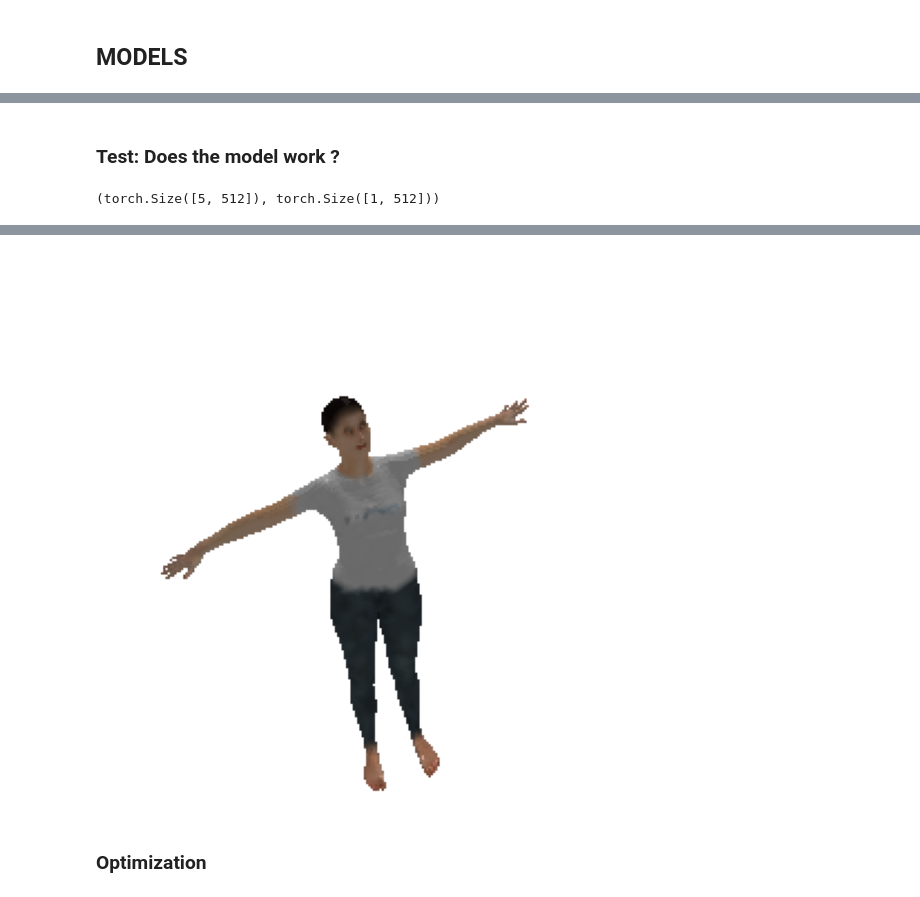
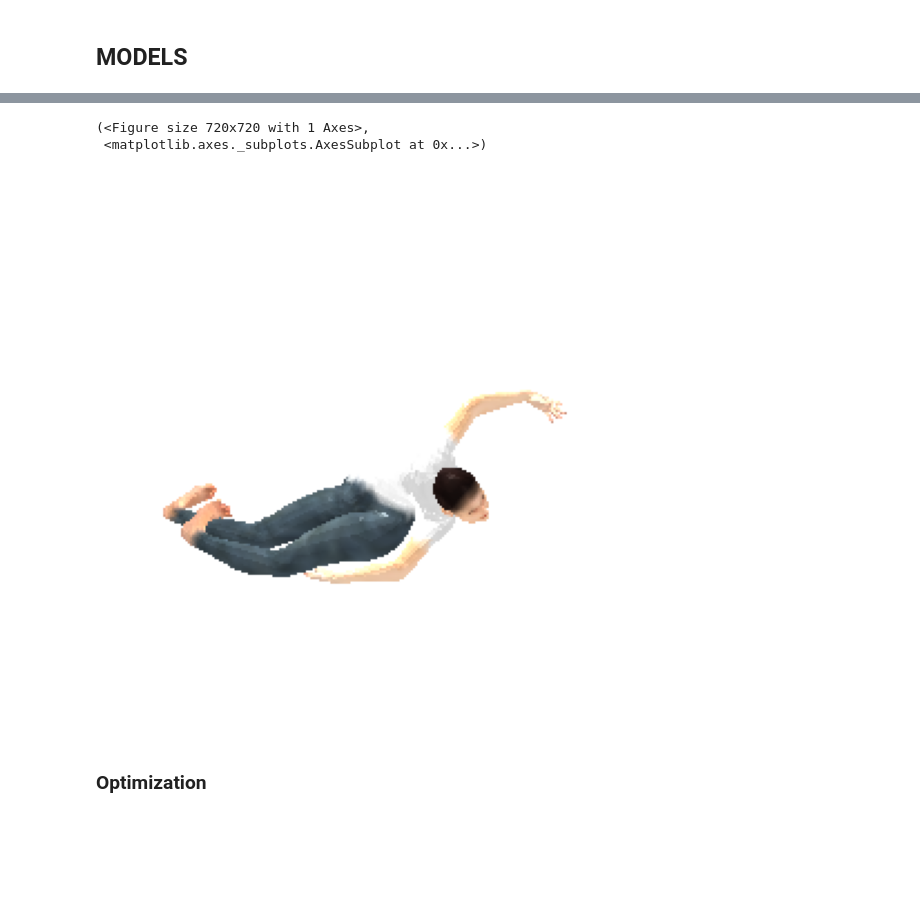
Before and after one commit to B4Farouk/smpl-dr-clip, a Jupyter notebook: sanity_check.ipynb, the cells around one changed output, grey strips where cells are left out. Cells and saved outputs as stored; diff of their text form; code cells hidden in the pictures; blank space fills up the shorter version.

```diff
--- a/sanity_check.ipynb
+++ b/sanity_check.ipynb
@@ -417,15 +222,7 @@ AssertionError: wrong color format 'ansiyellow'
-# %% [markdown]
-### Test: Does the model work ?
-# %%
-pose, shape = init_weights(dev)
-test_imgs_embs, test_pmt_emb = MODELS["P1"](pose, shape)
-test_imgs_embs.shape, test_pmt_emb.shape
-# %% [output]
-(torch.Size([5, 512]), torch.Size([1, 512]))
 # %%
 pose, shape = init_random_weights(dev)
 def model(pose, shape):
-        return renderer.render(smpl_model.meshes(pose, shape))
-image=model(pose,shape)
+        return renderer.render(smpl_model.meshes(pose, shape)),False
+image,_=model(pose,shape)
 plot_image_t(image[0].squeeze())
 # %% [output]
@@ -433,3 +230,5 @@ plot_image_t(image[0].squeeze())
+(<Figure size 720x720 with 1 Axes>,
+ <matplotlib.axes._subplots.AxesSubplot at 0x...>)
-[figure, old version]
+[figure, new version]
 # %% [markdown]
 ### Optimization
```
Also changed, not shown: parts of 37 cells of this notebook.
